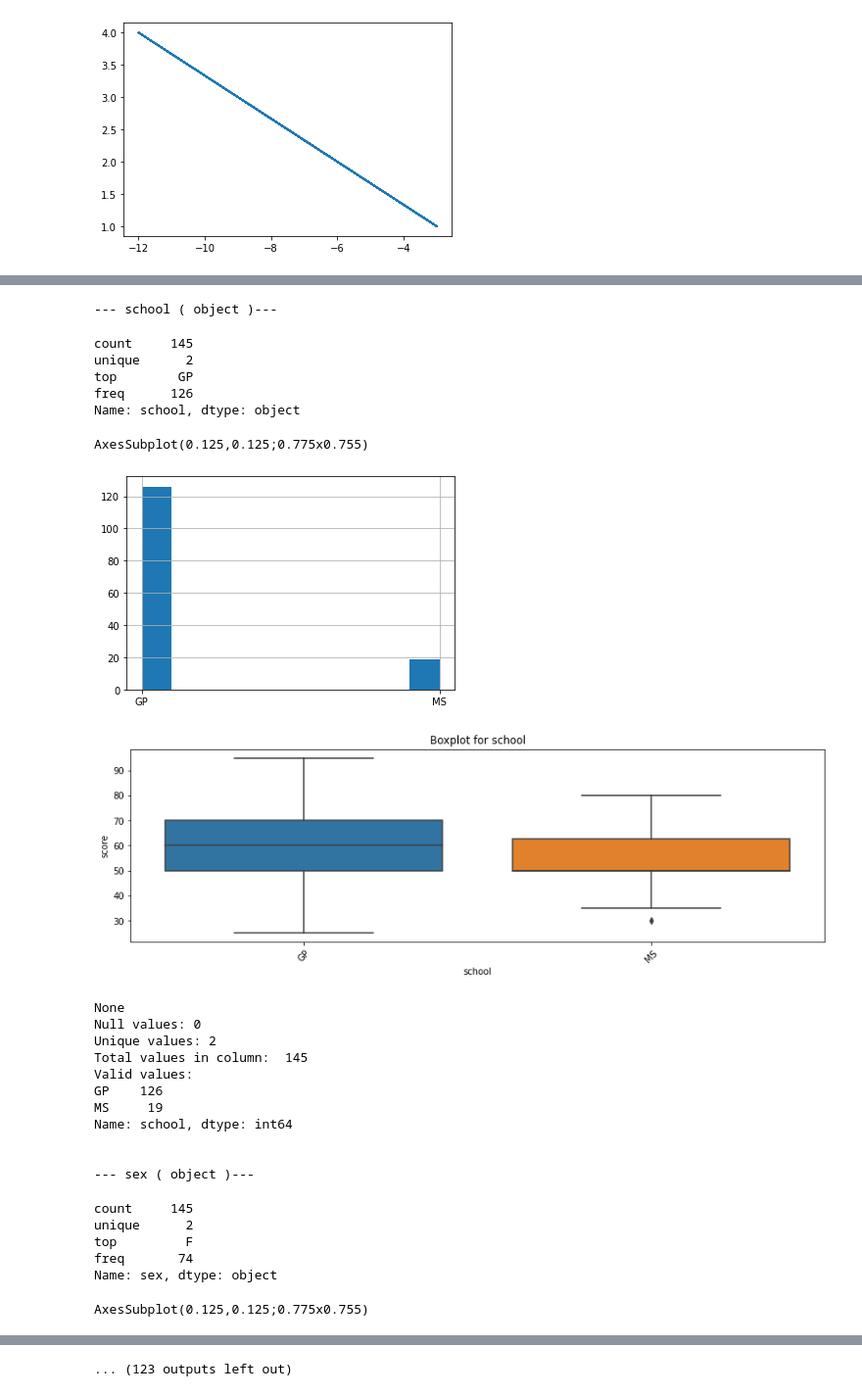
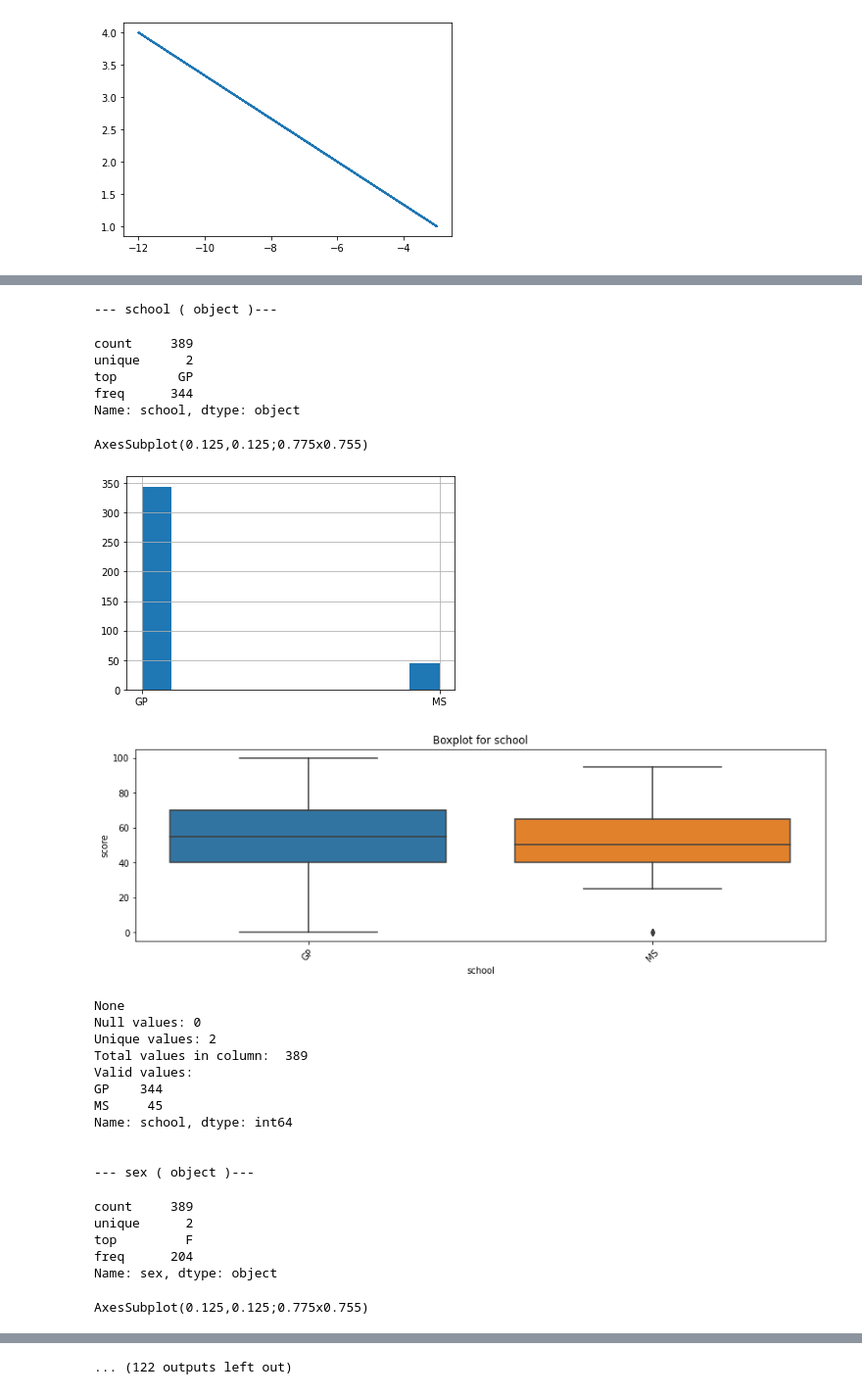
Before and after one commit to elynets/skillfactory, a Jupyter notebook: Unit2/Project_2.EDA_rds.ipynb, the cells around one changed output, grey strips where cells are left out. Shown: that part at 98% size. Drawn from its saved outputs; the diff is of its cells as text; code cells hidden in the pictures.

```diff
--- a/Unit2/Project_2.EDA_rds.ipynb
+++ b/Unit2/Project_2.EDA_rds.ipynb
@@ -190,32 +193,32 @@ def check_column(col):
     print(df[col].value_counts())
     return
 # %%
-for col in data.columns:
+for col in df.columns:
     check_column(col)
 # %% [output]
 --- school ( object )---
-count     145
+count     389
 unique      2
 top        GP
-freq      126
+freq      344
 Name: school, dtype: object
 AxesSubplot(0.125,0.125;0.775x0.755)
-[figure, old version]
+[figure, new version]
-[figure, old version]
+[figure, new version]
 None
 Null values: 0
 Unique values: 2
-Total values in column:  145
+Total values in column:  389
 Valid values:
-GP    126
-MS     19
+GP    344
+MS     45
 Name: school, dtype: int64
 
 
 --- sex ( object )---
-count     145
+count     389
 unique      2
 top         F
-freq       74
+freq      204
 Name: sex, dtype: object
 AxesSubplot(0.125,0.125;0.775x0.755)
@@ -243,5 +246,5 @@ max       18.000000
 Name: age, dtype: float64
-... (123 outputs left out)
+... (122 outputs left out)
 # %%
 # OK: school, sex
 #
```
Also changed, not shown: parts of 6 cells of this notebook.
